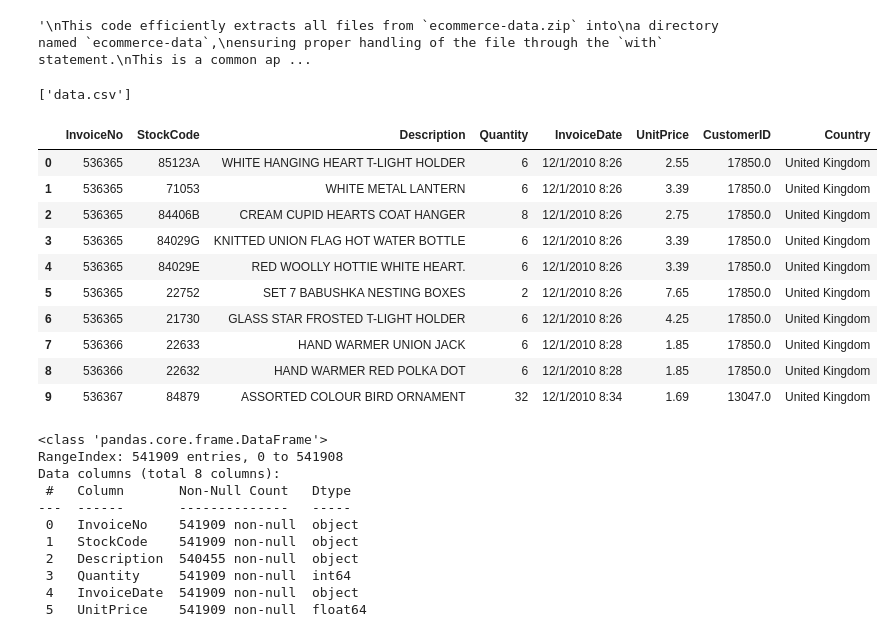
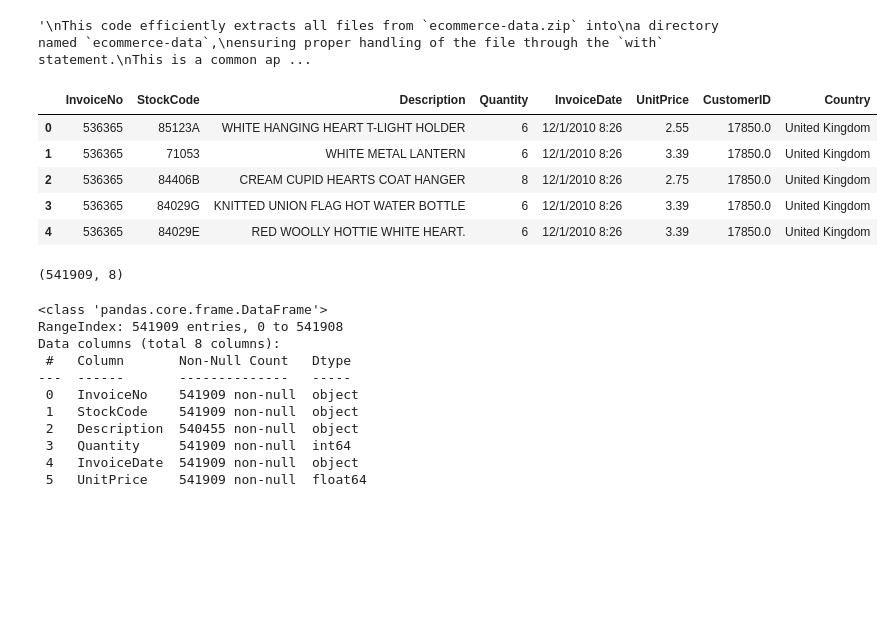
Before and after one commit to FTDS-assignment-bay/p2-final-project-3pecintaroni, a Jupyter notebook: 20240601_EDA_Before_Clustering.ipynb, the cells around one changed output. Cells and saved outputs as stored; diff of their text form; code cells hidden in the pictures; blank space fills up the shorter version.

```diff
--- a/20240601_EDA_Before_Clustering.ipynb
+++ b/20240601_EDA_Before_Clustering.ipynb
@@ -39,30 +35,27 @@ This is a common approach when dealing with compressed files in Python.
 '\nThis code efficiently extracts all files from `ecommerce-data.zip` into\na directory named `ecommerce-data`,\nensuring proper handling of the file through the `with` statement.\nThis is a common ap ...
 # %%
 # List all files in the extracted directory
-os.listdir('ecommerce-data')
+# os.listdir('ecommerce-data')
-# %% [output]
-['data.csv']
 # %%
 # Read the data
-df_ori = pd.read_csv('ecommerce-data/data.csv', encoding='ISO-8859-1')
+df_ori = pd.read_csv('data.csv', encoding='ISO-8859-1')
 
 # duplicate dataset
 df = df_ori.copy()
 
 # Display the top 3 rows of the data
-df.head(10)
+df.head(5)
 # %% [output]
 |  | InvoiceNo | StockCode | Description | Quantity | InvoiceDate | UnitPrice | CustomerID | Country |
 | 0 | 536365 | 85123A | WHITE HANGING HEART T-LIGHT HOLDER | 6 | 12/1/2010 8:26 | 2.55 | 17850.0 | United Kingdom |
 | 1 | 536365 | 71053 | WHITE METAL LANTERN | 6 | 12/1/2010 8:26 | 3.39 | 17850.0 | United Kingdom |
 | 2 | 536365 | 84406B | CREAM CUPID HEARTS COAT HANGER | 8 | 12/1/2010 8:26 | 2.75 | 17850.0 | United Kingdom |
 | 3 | 536365 | 84029G | KNITTED UNION FLAG HOT WATER BOTTLE | 6 | 12/1/2010 8:26 | 3.39 | 17850.0 | United Kingdom |
 | 4 | 536365 | 84029E | RED WOOLLY HOTTIE WHITE HEART. | 6 | 12/1/2010 8:26 | 3.39 | 17850.0 | United Kingdom |
-| 5 | 536365 | 22752 | SET 7 BABUSHKA NESTING BOXES | 2 | 12/1/2010 8:26 | 7.65 | 17850.0 | United Kingdom |
-| 6 | 536365 | 21730 | GLASS STAR FROSTED T-LIGHT HOLDER | 6 | 12/1/2010 8:26 | 4.25 | 17850.0 | United Kingdom |
-| 7 | 536366 | 22633 | HAND WARMER UNION JACK | 6 | 12/1/2010 8:28 | 1.85 | 17850.0 | United Kingdom |
-| 8 | 536366 | 22632 | HAND WARMER RED POLKA DOT | 6 | 12/1/2010 8:28 | 1.85 | 17850.0 | United Kingdom |
-| 9 | 536367 | 84879 | ASSORTED COLOUR BIRD ORNAMENT | 32 | 12/1/2010 8:34 | 1.69 | 13047.0 | United Kingdom |
+# %%
+print(df.shape)
+# %% [output]
+(541909, 8)
 # %%
 # Check the detail information
 df.info()
```
Also changed, not shown: parts of 31 cells of this notebook, 1 other file.
